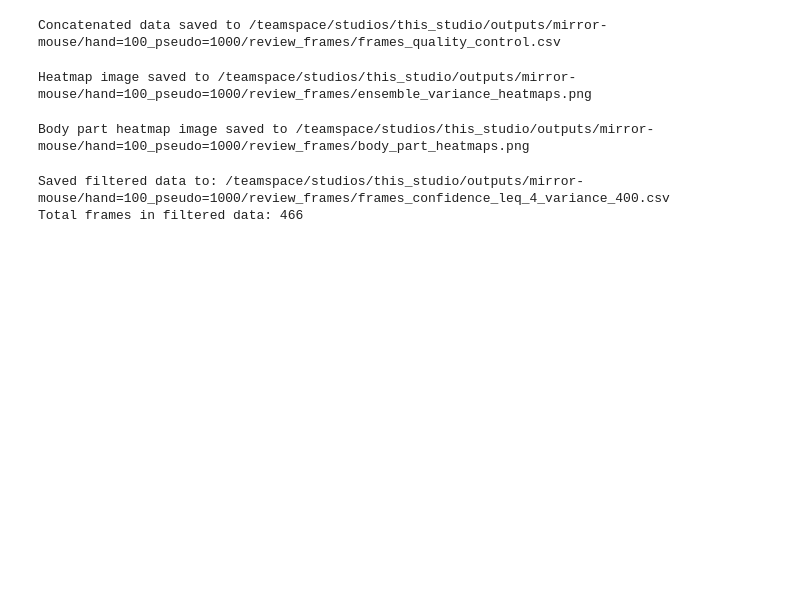
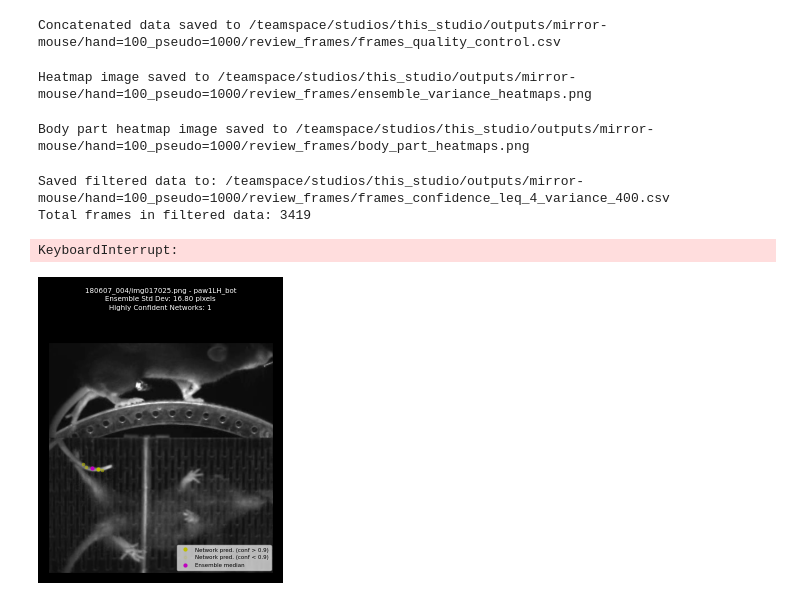
Before and after one commit to paninski-lab/keypoint-pseudo-labeler, a Jupyter notebook: notebooks/quality_control.ipynb, the cells around one changed output. Saved outputs shown, nothing was run; the diff lists cells and outputs as text; code cells hidden in the pictures; blank space fills up the shorter version.

```diff
--- a/notebooks/quality_control.ipynb
+++ b/notebooks/quality_control.ipynb
@@ -10,8 +10,8 @@ from tqdm import tqdm
 #TODO: define all your input here
 experiment_dir = 'outputs/mirror-mouse/hand=100_pseudo=1000'
 dataset = "mirror-mouse"
-likelihood_threshold = 4
-variance_threshold = 400
+likelihood_threshold = 5
+variance_threshold = 500
 # %%
 
 data_dir = '/teamspace/studios/this_studio'
@@ -265,7 +265,7 @@ def filter_csv_and_process_images(input_file, output_dir, data_dir, likelihood_t
         ax.imshow(fr_, cmap='gray')
 
         # Plot predictions from all 5 networks
-        for i in range(5):
+        for i in range(4):
             x = row[f'x_rng{i}']
             y = row[f'y_rng{i}']
             likelihood = row[f'likelihood_rng{i}']
@@ -301,31 +301,33 @@ def filter_csv_and_process_images(input_file, output_dir, data_dir, likelihood_t
         ax.plot([], [], 'o', color=median_color, label='Ensemble median', markersize=2)
         ax.legend(loc='lower right', fontsize=4, framealpha=0.7)
 
         ax.set_xticks([])
         ax.set_yticks([])
 
         # Create the filename structure
         video_name = img_name.split('/')[1]  # Assuming the format is 'labeled-data/<video_name>/img<number>.png'
         image_number = os.path.splitext(os.path.basename(img_name))[0]
 
         # Create the directory based on confidence level
         confidence_level = int(num_likelihood_above_0_9) if not np.isnan(num_likelihood_above_0_9) else 'unknown'
         save_dir = os.path.join(output_dir, f'confidence_{confidence_level}')
         os.makedirs(save_dir, exist_ok=True)
 
         # Save the image with the new filename structure
         filename = os.path.join(save_dir, f'{video_name}_{image_number}_{body_part}.png')
         plt.savefig(filename, dpi=300, bbox_inches='tight')
         plt.close()
 
     return filtered_df
 
 
 # labeled_data_dir = '/teamspace/studios/this_studio/data/mirror-mouse'
 
 labeled_data_dir = os.path.join('data', dataset)
 
 filtered_df = filter_csv_and_process_images(output_file_path, review_dir, labeled_data_dir, likelihood_threshold, variance_threshold)
 # %% [output]
 Saved filtered data to: /teamspace/studios/this_studio/outputs/mirror-mouse/hand=100_pseudo=1000/review_frames/frames_confidence_leq_4_variance_400.csv
-Total frames in filtered data: 466
+Total frames in filtered data: 3419
+KeyboardInterrupt:
+[figure, added]
```
Also changed, not shown: parts of 1 cell of this notebook, 1 other file.
